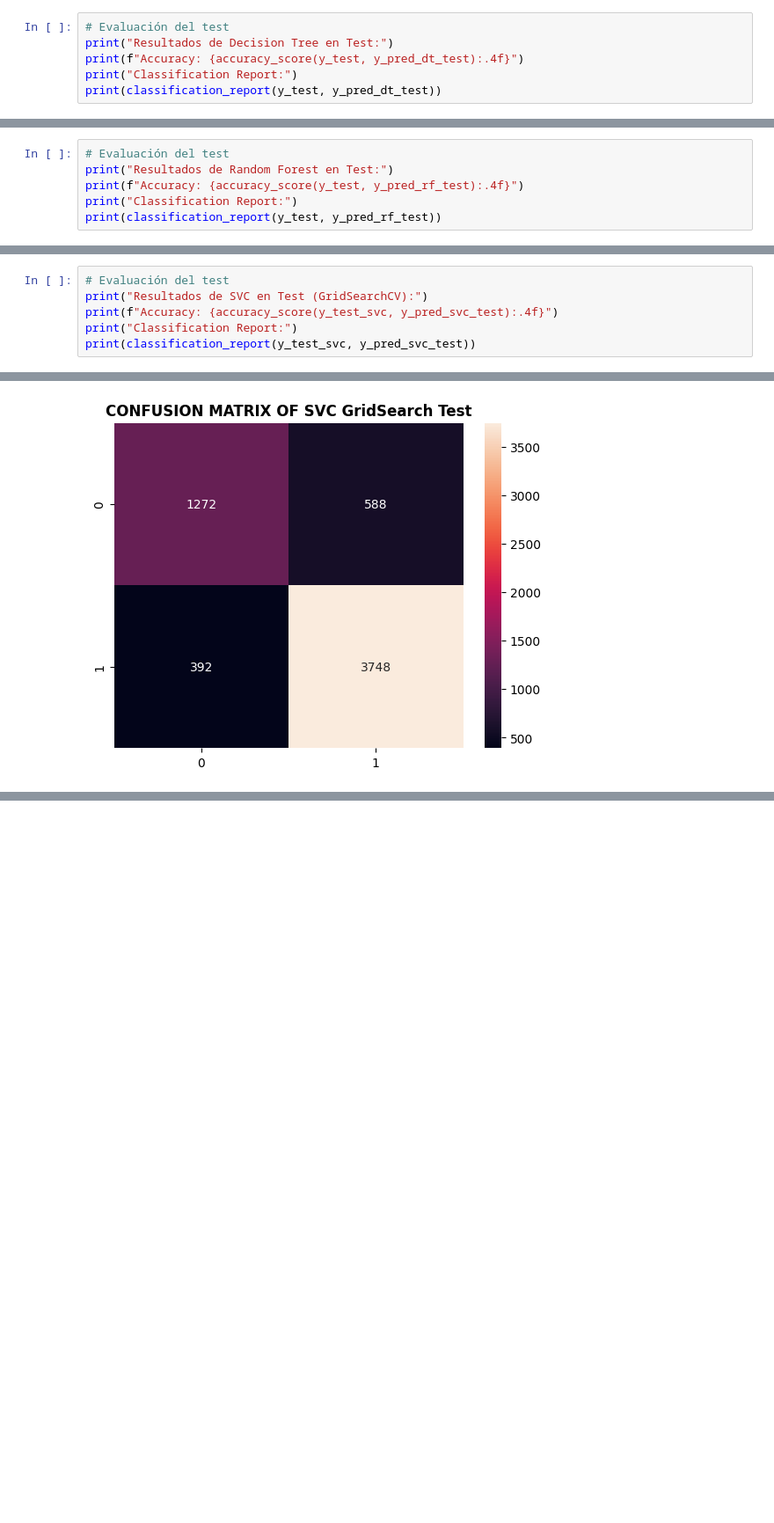
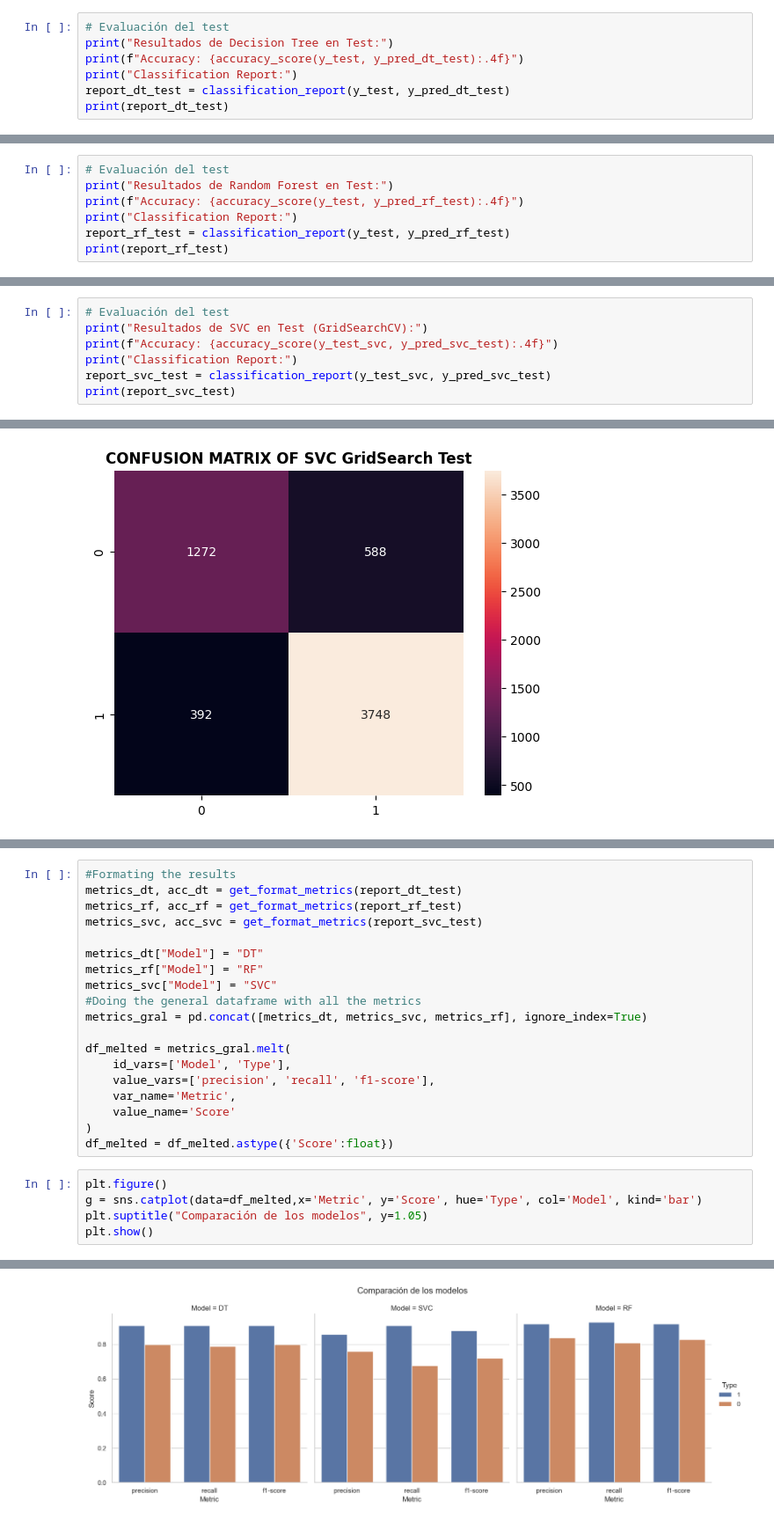
Before and after one commit to Danialloma/ProyectoIA4.3, a Jupyter notebook: main.ipynb, the cells around one changed output, grey strips where cells are left out. Shown at 88% size. Drawn from its saved outputs; the diff is of its cells as text; blank space fills up the shorter version.

Commit message:
Graficas para comparar los modelos

```diff
--- a/main.ipynb
+++ b/main.ipynb
@@ -423,6 +450,7 @@ plt.show()
 print("Resultados de Decision Tree en Test:")
 print(f"Accuracy: {accuracy_score(y_test, y_pred_dt_test):.4f}")
 print("Classification Report:")
-print(classification_report(y_test, y_pred_dt_test))
+report_dt_test = classification_report(y_test, y_pred_dt_test)
+print(report_dt_test)
 # %% [output]
 Resultados de Decision Tree en Test:
@@ -555,7 +583,8 @@ plt.show()
 print("Resultados de Random Forest en Test:")
 print(f"Accuracy: {accuracy_score(y_test, y_pred_rf_test):.4f}")
 print("Classification Report:")
-print(classification_report(y_test, y_pred_rf_test))
+report_rf_test = classification_report(y_test, y_pred_rf_test)
+print(report_rf_test)
 # %% [output]
 Resultados de Random Forest en Test:
 Accuracy: 0.8933
@@ -690,7 +719,8 @@ plt.show()
 print("Resultados de SVC en Test (GridSearchCV):")
 print(f"Accuracy: {accuracy_score(y_test_svc, y_pred_svc_test):.4f}")
 print("Classification Report:")
-print(classification_report(y_test_svc, y_pred_svc_test))
+report_svc_test = classification_report(y_test_svc, y_pred_svc_test)
+print(report_svc_test)
 # %% [output]
 Resultados de SVC en Test (GridSearchCV):
 Accuracy: 0.8367
@@ -712,0 +796,25 @@ plt.show()
+# %%
+#Formating the results
+metrics_dt, acc_dt = get_format_metrics(report_dt_test)
+metrics_rf, acc_rf = get_format_metrics(report_rf_test)
+metrics_svc, acc_svc = get_format_metrics(report_svc_test)
+
+metrics_dt["Model"] = "DT"
+metrics_rf["Model"] = "RF"
+metrics_svc["Model"] = "SVC"
+#Doing the general dataframe with all the metrics
+metrics_gral = pd.concat([metrics_dt, metrics_svc, metrics_rf], ignore_index=True)
+
+df_melted = metrics_gral.melt(
+    id_vars=['Model', 'Type'],
+    value_vars=['precision', 'recall', 'f1-score'],
+    var_name='Metric',
+    value_name='Score'
+)
+df_melted = df_melted.astype({'Score':float})
+# %%
+plt.figure()
+g = sns.catplot(data=df_melted,x='Metric', y='Score', hue='Type', col='Model', kind='bar')
+plt.suptitle("Comparación de los modelos", y=1.05)
+plt.show()
+# %% [output]
@@ -712,0 +822 @@ plt.show()
+[figure, added]
```
Also changed, not shown: parts of 12 cells of this notebook.
